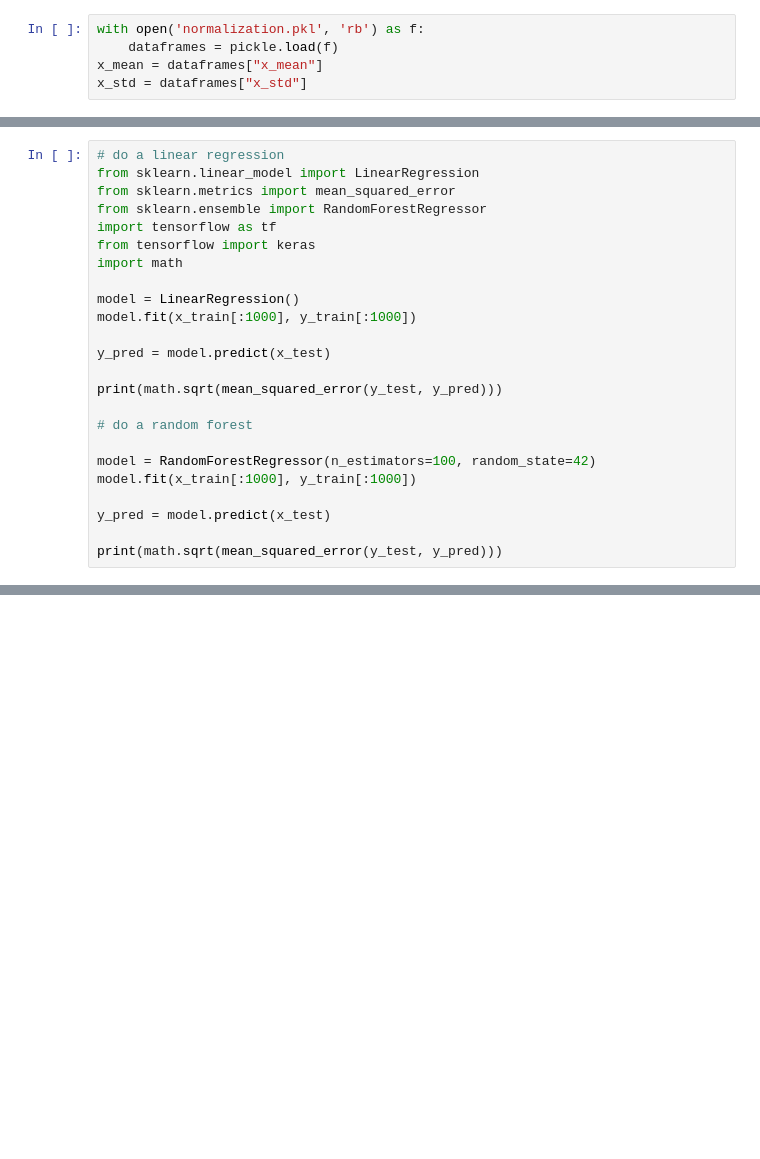
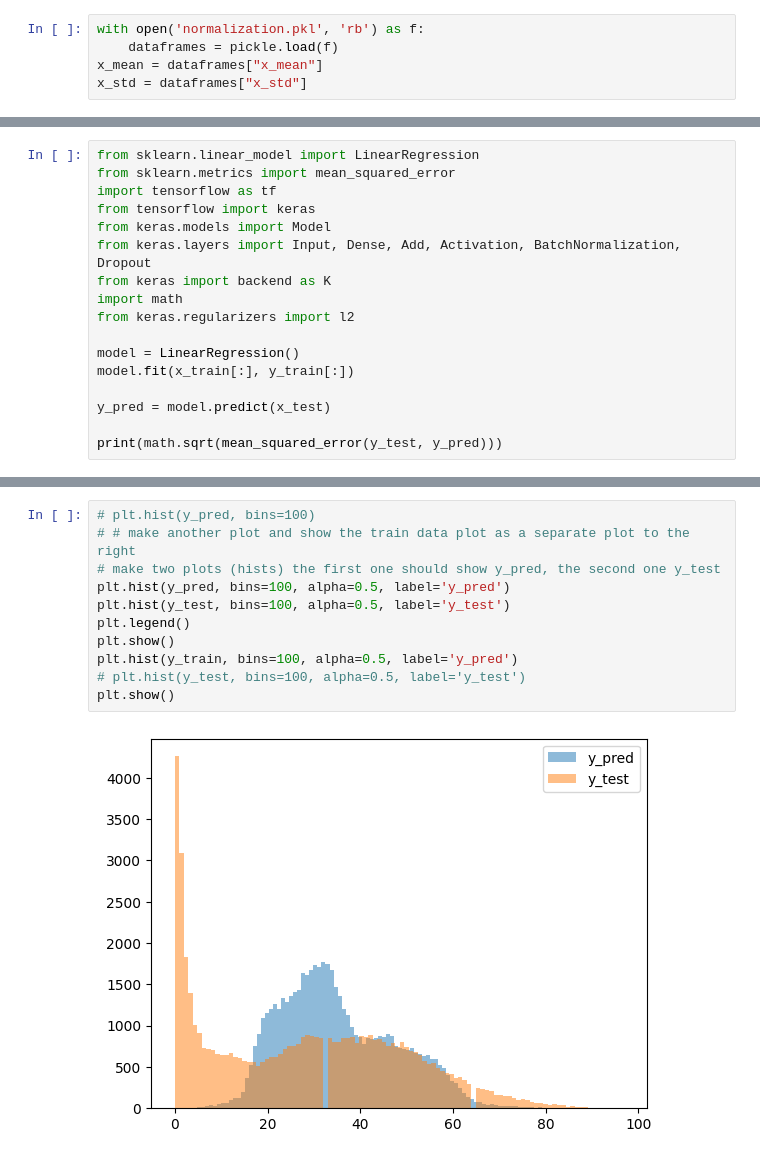
Before and after one commit to simonroedig/SongTreasure, a Jupyter notebook: model/prediction.ipynb, the cells around one changed output, grey strips where cells are left out. Saved outputs shown, nothing was run; the diff lists cells and outputs as text; blank space fills up the shorter version.

```diff
--- a/model/prediction.ipynb
+++ b/model/prediction.ipynb
@@ -87,25 +148,18 @@ y_test = y_test[:]
 # %%
-# do a linear regression
 from sklearn.linear_model import LinearRegression
 from sklearn.metrics import mean_squared_error
-from sklearn.ensemble import RandomForestRegressor
 import tensorflow as tf
 from tensorflow import keras
+from keras.models import Model
+from keras.layers import Input, Dense, Add, Activation, BatchNormalization, Dropout
+from keras import backend as K
 import math
+from keras.regularizers import l2
 
 model = LinearRegression()
-model.fit(x_train[:1000], y_train[:1000])
+model.fit(x_train[:], y_train[:])
 
 y_pred = model.predict(x_test)
 
 print(math.sqrt(mean_squared_error(y_test, y_pred)))
-
-# do a random forest
-
-model = RandomForestRegressor(n_estimators=100, random_state=42)
-model.fit(x_train[:1000], y_train[:1000])
-
-y_pred = model.predict(x_test)
-
-print(math.sqrt(mean_squared_error(y_test, y_pred)))
 # %% [output]
@@ -201,0 +279,13 @@ array([[28.841507],
+# %%
+# plt.hist(y_pred, bins=100)
+# # make another plot and show the train data plot as a separate plot to the right
+# make two plots (hists) the first one should show y_pred, the second one y_test
+plt.hist(y_pred, bins=100, alpha=0.5, label='y_pred')
+plt.hist(y_test, bins=100, alpha=0.5, label='y_test')
+plt.legend()
+plt.show()
+plt.hist(y_train, bins=100, alpha=0.5, label='y_pred')
+# plt.hist(y_test, bins=100, alpha=0.5, label='y_test')
+plt.show()
+# %% [output]
+[figure, added]
```
Also changed, not shown: parts of 21 cells of this notebook.
